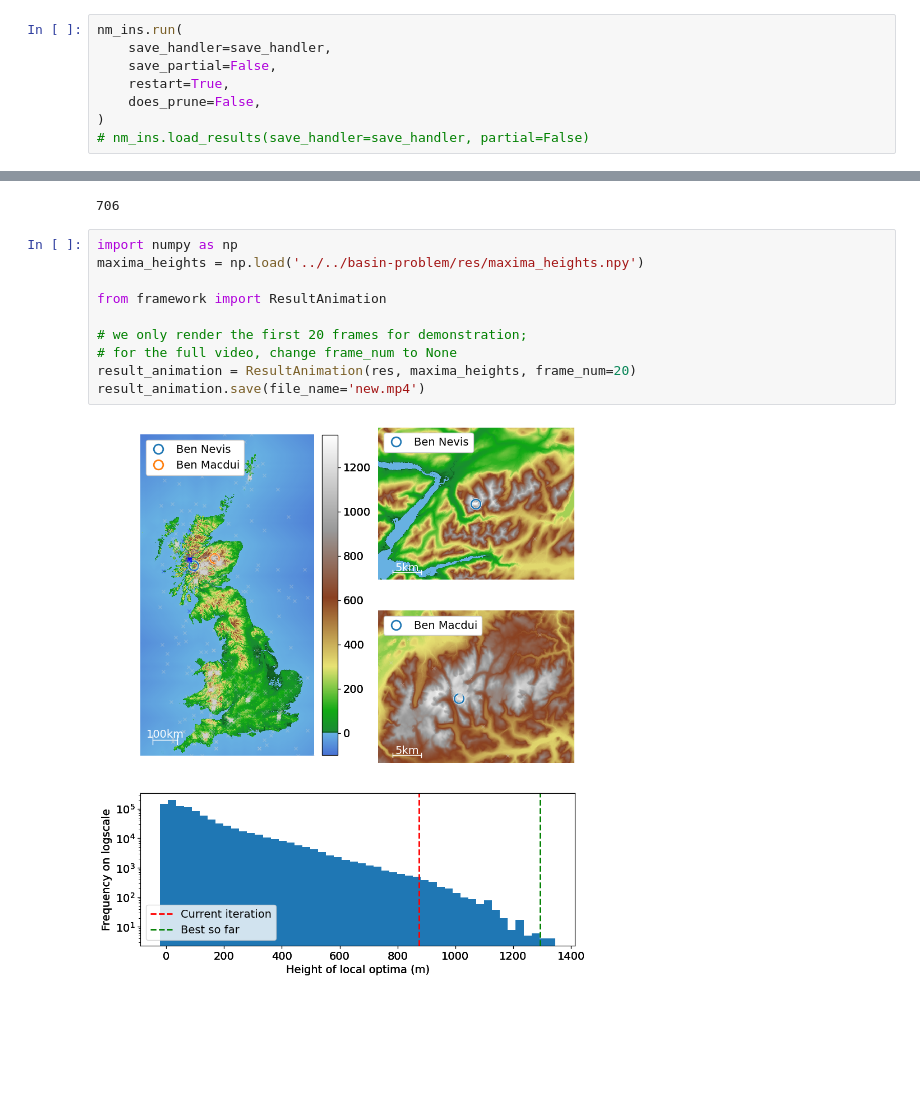
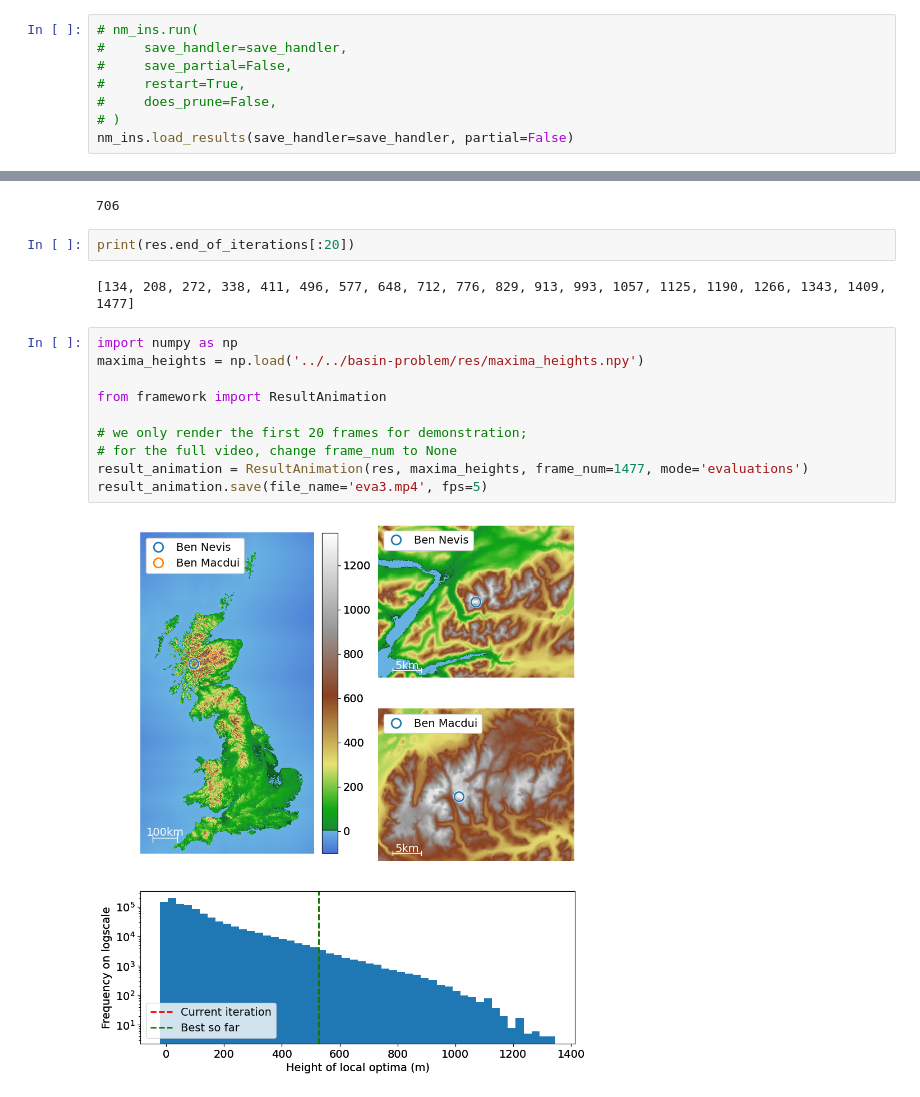
Before and after one commit to CardiacModelling/BenNevisBenchmark, a Jupyter notebook: ipynb/plots/nelder-mead-multi.ipynb, the cells around one changed output, grey strips where cells are left out. Saved outputs shown, nothing was run; the diff lists cells and outputs as text; blank space fills up the shorter version.

```diff
--- a/ipynb/plots/nelder-mead-multi.ipynb
+++ b/ipynb/plots/nelder-mead-multi.ipynb
@@ -12,13 +12,13 @@ nm_ins.trial.params
 # %% [output]
 {}
 # %%
-nm_ins.run(
-    save_handler=save_handler,
-    save_partial=False,
-    restart=True,
-    does_prune=False,
-)
-# nm_ins.load_results(save_handler=save_handler, partial=False)
+# nm_ins.run(
+#     save_handler=save_handler,
+#     save_partial=False,
+#     restart=True,
+#     does_prune=False,
+# )
+nm_ins.load_results(save_handler=save_handler, partial=False)
 # %% [markdown]
 {'success_rate': 0.25,
  'failure_rate': 0.75,
@@ -39,15 +39,19 @@ res = nm_ins.results[2]
 len(res.end_of_iterations)
 # %% [output]
 706
+# %%
+print(res.end_of_iterations[:20])
+# %% [output]
+[134, 208, 272, 338, 411, 496, 577, 648, 712, 776, 829, 913, 993, 1057, 1125, 1190, 1266, 1343, 1409, 1477]
 # %%
 import numpy as np
 maxima_heights = np.load('../../basin-problem/res/maxima_heights.npy')
 
 from framework import ResultAnimation
 
 # we only render the first 20 frames for demonstration;
 # for the full video, change frame_num to None
-result_animation = ResultAnimation(res, maxima_heights, frame_num=20)
-result_animation.save(file_name='new.mp4')
+result_animation = ResultAnimation(res, maxima_heights, frame_num=1477, mode='evaluations')
+result_animation.save(file_name='eva3.mp4', fps=5)
 # %% [output]
-[figure, old version]
+[figure, new version]
```
Also changed, not shown: parts of 8 cells of this notebook, 2 other files.
